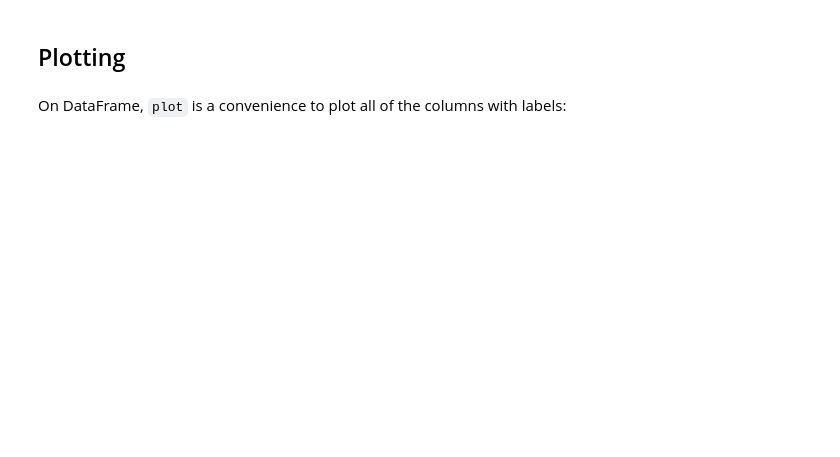
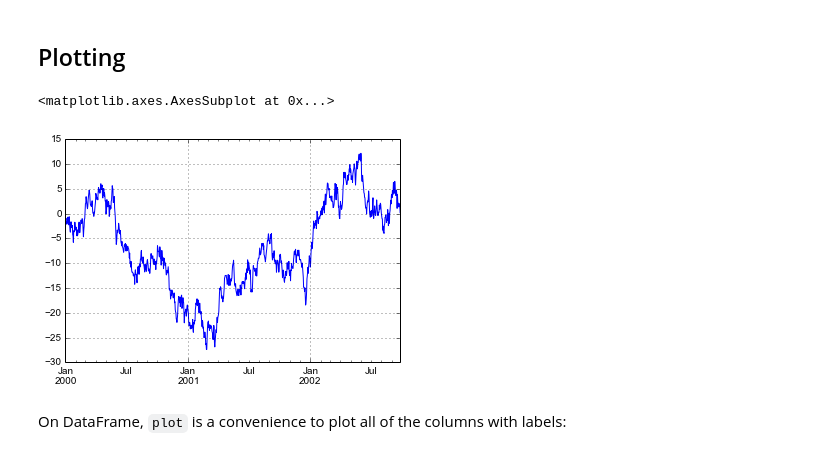
Before and after one commit to bakerjonas/python-tutorials, a Jupyter notebook: Pandas/Pandas.ipynb, the cells around one changed output. Cells and saved outputs as stored; diff of their text form; code cells hidden in the pictures; blank space fills up the shorter version.

```diff
--- a/Pandas/Pandas.ipynb
+++ b/Pandas/Pandas.ipynb
@@ -487,8 +964,11 @@ options.display.mpl_style='default'
 # %%
 ts = pd.Series(np.random.randn(1000), index=pd.date_range('1/1/2000', periods=1000))
 ts = ts.cumsum()
-@savefig series_plot_basic.png
+#savefig series_plot_basic.png
 ts.plot()
+# %% [output]
+<matplotlib.axes.AxesSubplot at 0x...>
+[figure, added]
 # %% [markdown]
 On DataFrame, ``plot`` is a convenience to plot all of the columns with labels:
 # %%
```
Also changed, not shown: parts of 89 cells of this notebook.
